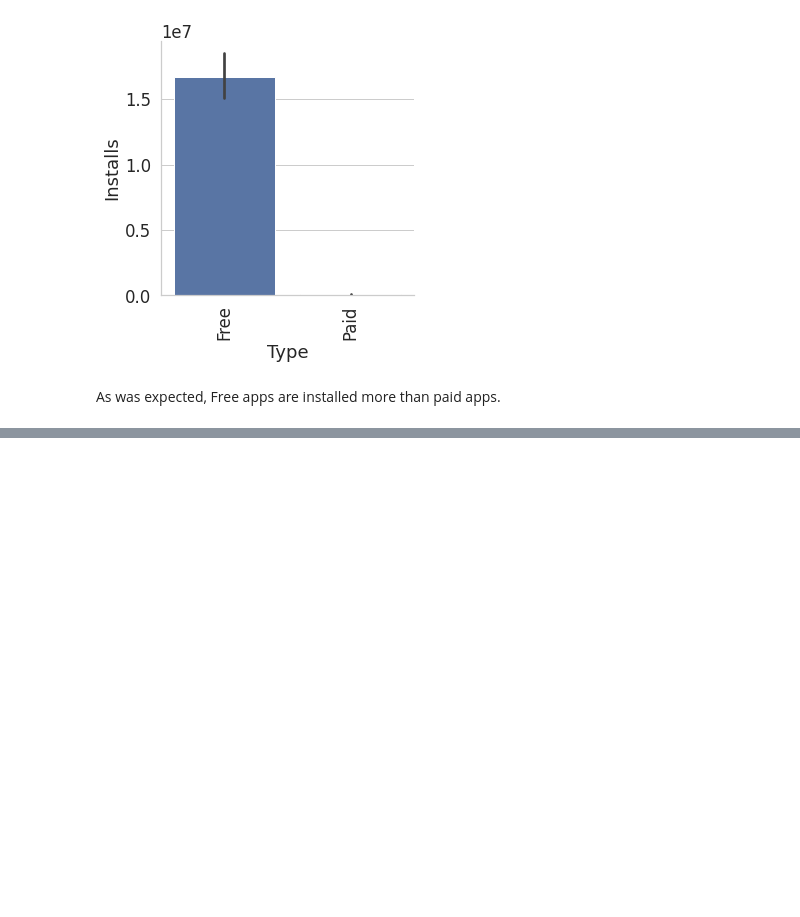
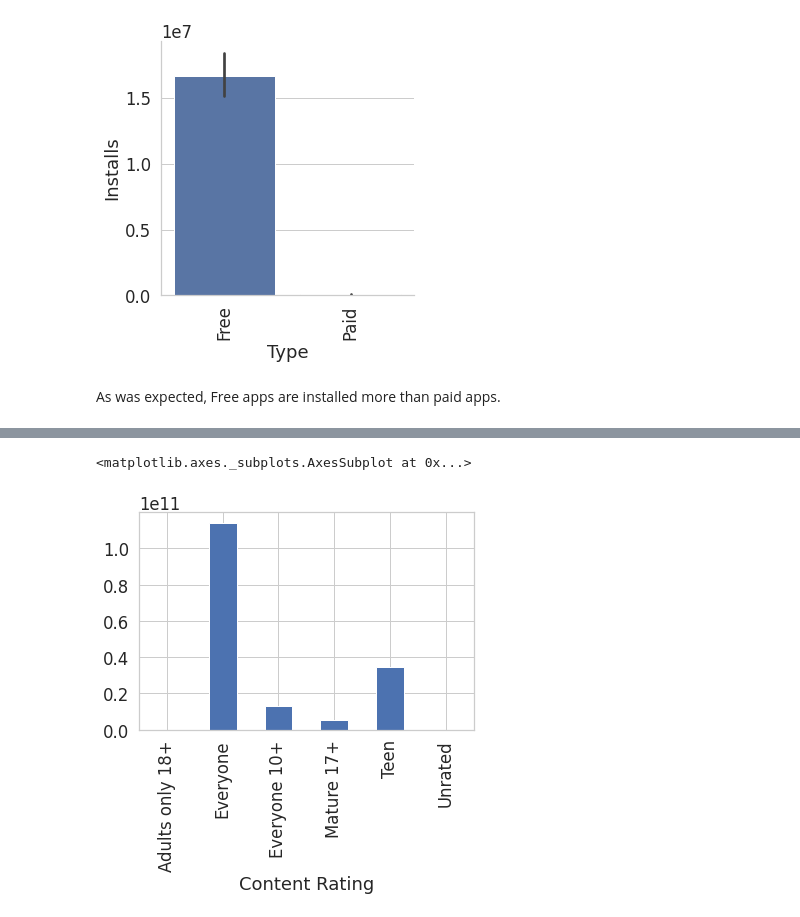
Before and after one commit to sapanapawar/Play-Store-App-Reviews-Analysis, a Jupyter notebook: Play_Store_App_Review_Analysis(Pawar_Sapana)_Capstone_Project.ipynb, the cells around one changed output, grey strips where cells are left out. Cells and saved outputs as stored; diff of their text form; code cells hidden in the pictures; blank space fills up the shorter version.

```diff
--- a/Play_Store_App_Review_Analysis(Pawar_Sapana)_Capstone_Project.ipynb
+++ b/Play_Store_App_Review_Analysis(Pawar_Sapana)_Capstone_Project.ipynb
@@ -606,0 +620,5 @@ As was expected, Free apps are installed more than paid apps.
+# %%
+df.groupby('Content Rating')['Installs'].sum().plot(kind='bar')
+# %% [output]
+<matplotlib.axes._subplots.AxesSubplot at 0x...>
+[figure, added]
```
Also changed, not shown: parts of 31 cells of this notebook.
